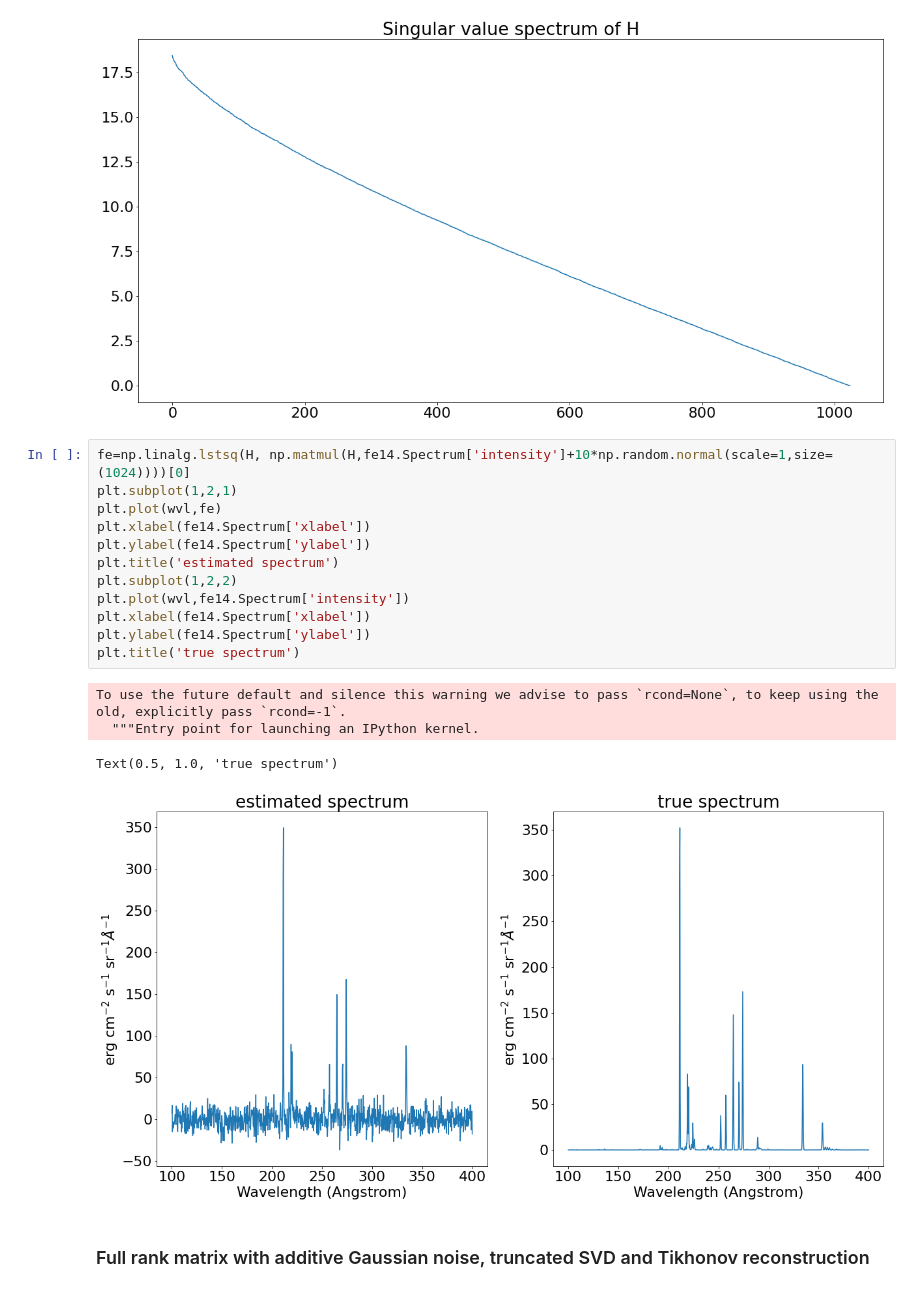
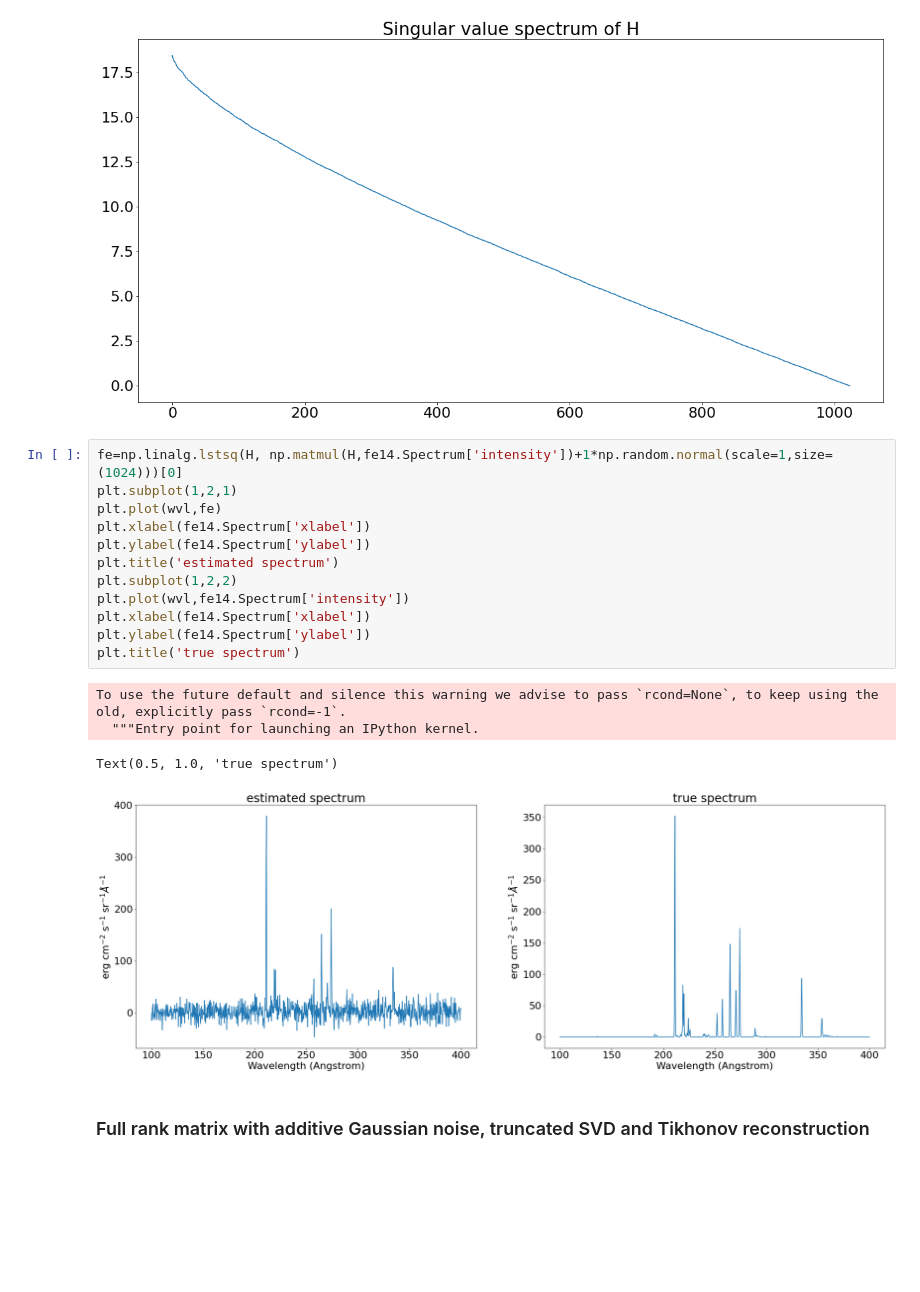
Before and after one commit to djbradyAtOpticalSciencesArizona/computationalImaging, a Jupyter notebook: inverseProblems/linearRegression.ipynb, the cells around one changed output. Cells and saved outputs as stored; diff of their text form; blank space fills up the shorter version.

```diff
--- a/inverseProblems/linearRegression.ipynb
+++ b/inverseProblems/linearRegression.ipynb
@@ -164,22 +168,22 @@ plt.title('Singular value spectrum of H')
 Text(0.5, 1.0, 'Singular value spectrum of H')
 [figure]
 # %%
-fe=np.linalg.lstsq(H, np.matmul(H,fe14.Spectrum['intensity']+10*np.random.normal(scale=1,size=(1024))))[0]
+fe=np.linalg.lstsq(H, np.matmul(H,fe14.Spectrum['intensity'])+1*np.random.normal(scale=1,size=(1024)))[0]
 plt.subplot(1,2,1)
 plt.plot(wvl,fe)
 plt.xlabel(fe14.Spectrum['xlabel'])
 plt.ylabel(fe14.Spectrum['ylabel'])
 plt.title('estimated spectrum')
 plt.subplot(1,2,2)
 plt.plot(wvl,fe14.Spectrum['intensity'])
 plt.xlabel(fe14.Spectrum['xlabel'])
 plt.ylabel(fe14.Spectrum['ylabel'])
 plt.title('true spectrum')
 # %% [output]
 To use the future default and silence this warning we advise to pass `rcond=None`, to keep using the old, explicitly pass `rcond=-1`.
   """Entry point for launching an IPython kernel.
 Text(0.5, 1.0, 'true spectrum')
-[figure, old version]
+[figure, new version]
 # %% [markdown]
 ### Full rank matrix with additive Gaussian noise, truncated SVD and Tikhonov reconstruction
 # %%
```
Also changed, not shown: parts of 9 cells of this notebook.
